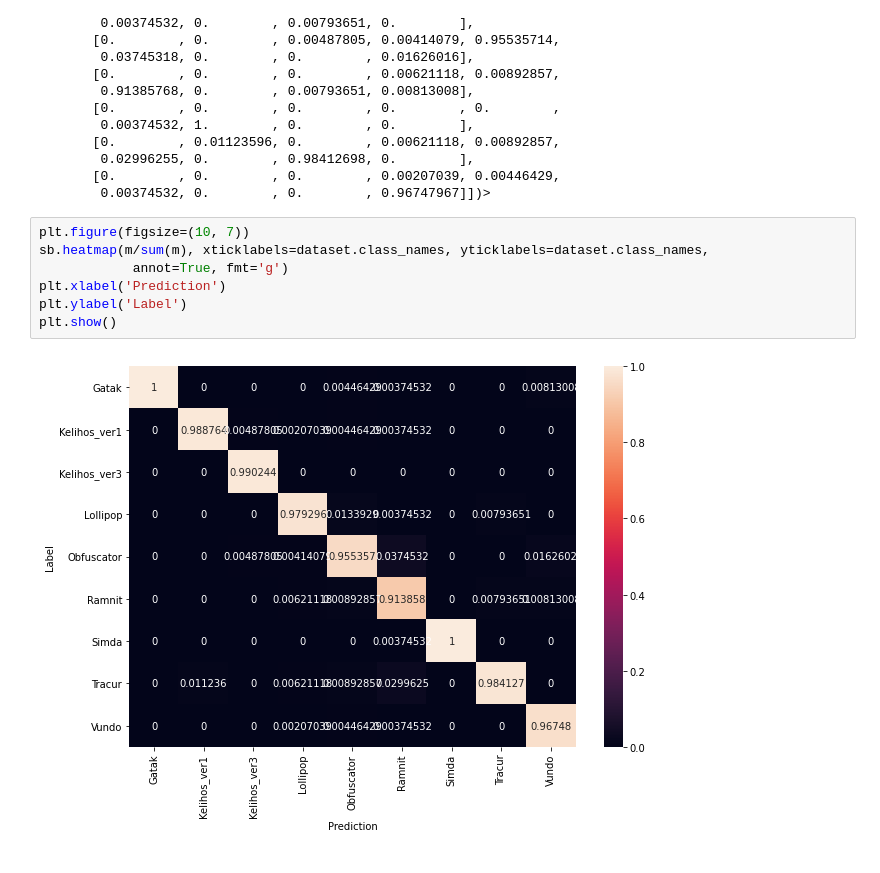
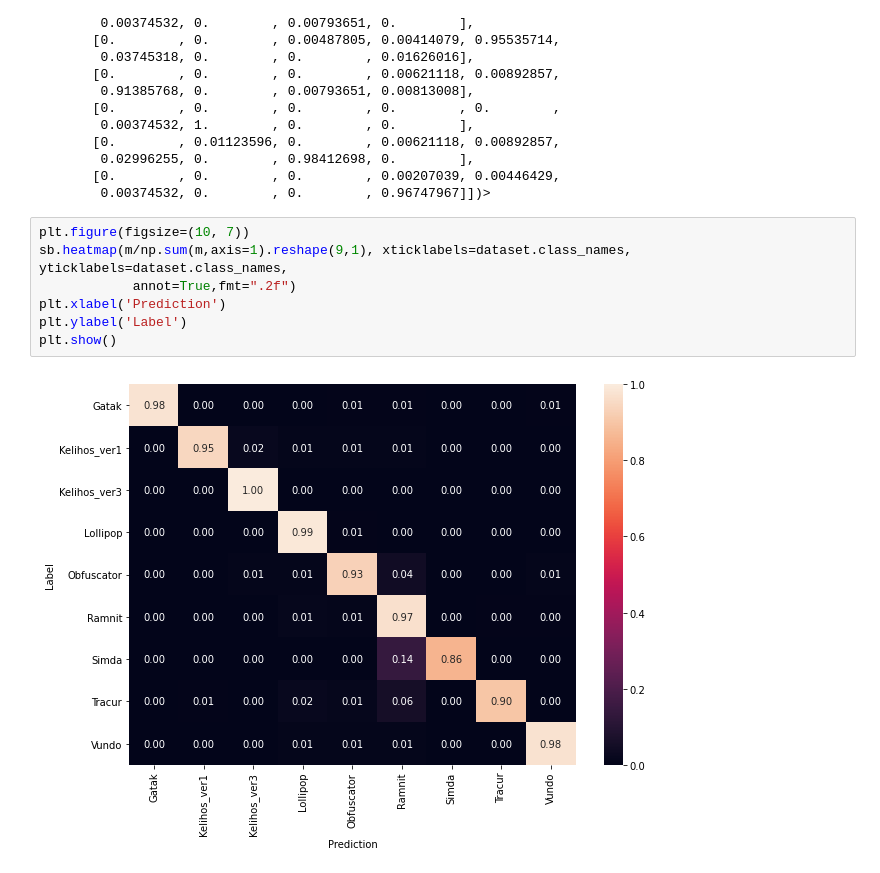
Before and after one commit to hikmatfarhat-ndu/veronica-thesis, a Jupyter notebook: malware-resized-yuan.ipynb, the cells around one changed output. Saved outputs shown, nothing was run; the diff lists cells and outputs as text.

Commit message:
fixed heatmap

```diff
--- a/malware-resized-yuan.ipynb
+++ b/malware-resized-yuan.ipynb
@@ -191,10 +199,10 @@ array([[1.        , 0.        , 0.        , 0.        , 0.00446429,
         0.00374532, 0.        , 0.        , 0.96747967]])>
 # %%
 plt.figure(figsize=(10, 7))
-sb.heatmap(m/sum(m), xticklabels=dataset.class_names, yticklabels=dataset.class_names,
-            annot=True, fmt='g')
+sb.heatmap(m/np.sum(m,axis=1).reshape(9,1), xticklabels=dataset.class_names, yticklabels=dataset.class_names,
+            annot=True,fmt=".2f")
 plt.xlabel('Prediction')
 plt.ylabel('Label')
 plt.show()
 # %% [output]
-[figure, old version]
+[figure, new version]
```
Also changed, not shown: parts of 7 cells of this notebook.
